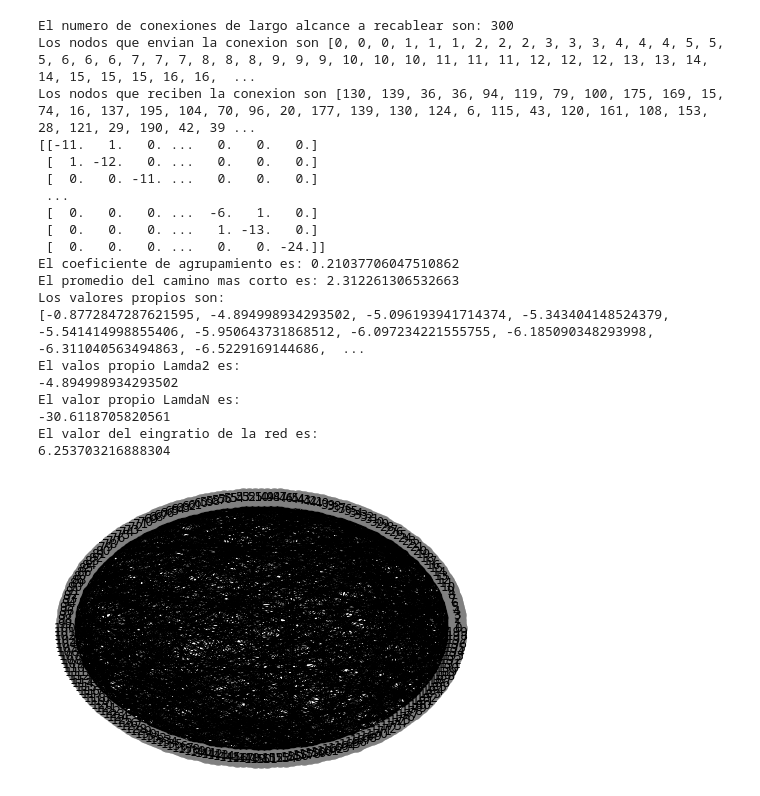
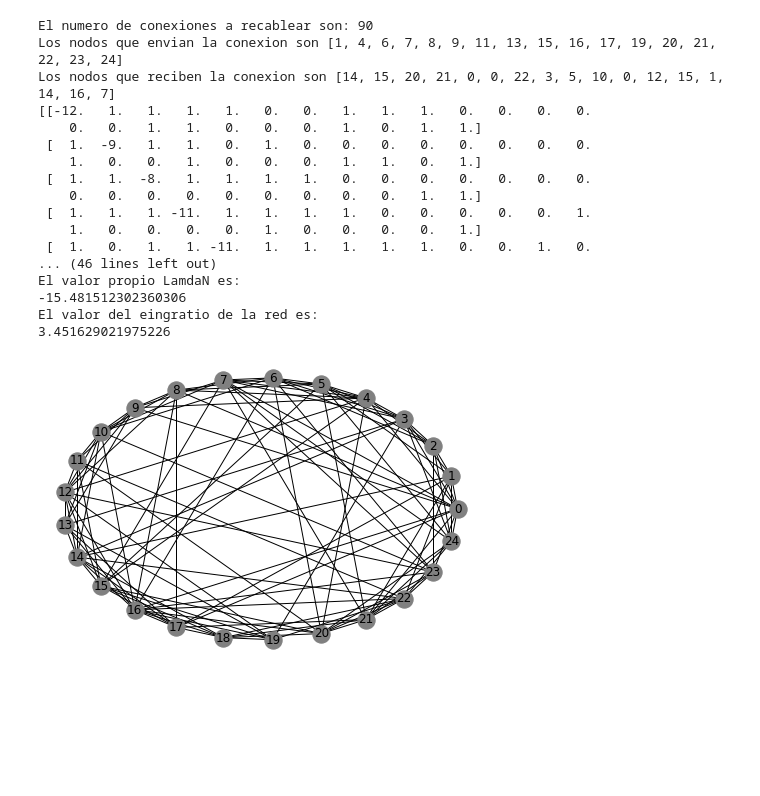
Before and after one commit to ErnestoCisnero/Probando-NetworkX-Tesis-Maestria, a Jupyter notebook: sanchez.ipynb, the cells around one changed output. Drawn from its saved outputs; the diff is of its cells as text; code cells hidden in the pictures; blank space fills up the shorter version.

```diff
--- a/sanchez.ipynb
+++ b/sanchez.ipynb
@@ -27,16 +27,19 @@ def set_nodes_to_reconnect(n,k,p):
 def connect_nodes(G,n,k,p):
     nodes_senders = []
     nodes_receivers = []
-    while len(nodes_receivers)<= (round(n*k*p)-1):
-        for node in G:
-            #if rd.random() < p:
-            for connection in range(1,k+1):
-                receiver_node = rd.randint(0,n-1)
-                if  receiver_node != node and not G.has_edge(receiver_node, node):
-                    G.remove_edge(node, ((node+connection)%n))
-                    G.add_edge(node,receiver_node)
-                    nodes_senders.append(node)
-                    nodes_receivers.append(receiver_node)
+    #while len(nodes_receivers)< (round(n*k*p)-1):
+    for node in G:
+        if len(nodes_receivers) ==  (round(n*k*p)):
+            break
+        node_vecino = get_neighbors(G,node)
+        receiver_node = rd.randint(0,n-1)
+        #for connection in range(1,k+1):
+        if  receiver_node != node and not G.has_edge(node,receiver_node):# and not receiver_node in nodes_receivers:
+            G.remove_edge(node, ((node_vecino[rd.randint(0,len(node_vecino)-1)])%n))
+            G.add_edge(node,receiver_node)
+            nodes_senders.append(node)
+            nodes_receivers.append(receiver_node)
+
     print("Los nodos que envian la conexion son", nodes_senders)
     print("Los nodos que reciben la conexion son", nodes_receivers)
     return G,nodes_senders,nodes_receivers
@@ -60,7 +63,7 @@ def create_regular_network(n, k,p):
     for v in G:
         for o in range(2, k+1): #decide hasta que nodo se va a conectar
             G.add_edge(v, (v+o) % n)#crea la conexion
-    print("El numero de conexiones de largo alcance a recablear son:",round(n*k*p))
+    print("El numero de conexiones a recablear son:",round(n*k*p))
     return G
 
 
@@ -94,56 +97,53 @@ def matriz_acoplaminento(G):
                 #ma[nodo,i] = -1
     return ma
 # %%
-n,k,p  = 200,3,0.5
+n,k,p  = 25,4,0.9
 G = create_regular_network(n,k,p)
 G,nodes_senders,nodes_receivers = connect_nodes(G, n,k,p)
 #if len(nodes_receivers) != round(n*k*p):
- #   raise Exception("No se generaron las nkp conexiones requeridas, considere simular nuevamente")
+    #raise Exception("No se generaron las nkp conexiones requeridas, considere simular nuevamente")
 G = new_conn_S(G,nodes_senders,nodes_receivers)
 G = new_conn_R(G,nodes_senders,nodes_receivers)
 ma = matriz_acoplaminento(G)
 #ma = -nx.laplacian_matrix(G).toarray()
 scipy.io.savemat('c:/Users/Administrador/Documents/1MyStuffs/Master_FIME/TESIS/codigos/osciladores-Matlab/MatAcop.mat', mdict={'arr': ma})
 print(ma)
 
 print("El coeficiente de agrupamiento es:",nx.algorithms.average_clustering(G))
 print("El promedio del camino mas corto es:",nx.average_shortest_path_length(G))
 nx.draw_circular(G,**opts)
 
 #Calculo de los valores propios de la matriz de acoplamiento
 vp = np.linalg.eigvals(ma)
 vp = sorted(vp,reverse=True)
 print("Los valores propios son:")
-print(vp)
+#print(vp)
 print("El valos propio Lamda2 es:")
 print(vp[1])
 
 print("El valor propio LamdaN es:")
 print(vp[n-1])
 
 #Calculo del metodo eingratio para sincronizabilidad
 eingratio = vp[n-1]/vp[1]
 print("El valor del eingratio de la red es:")
 print(eingratio)
 # %% [output]
-El numero de conexiones de largo alcance a recablear son: 300
-Los nodos que envian la conexion son [0, 0, 0, 1, 1, 1, 2, 2, 2, 3, 3, 3, 4, 4, 4, 5, 5, 5, 6, 6, 6, 7, 7, 7, 8, 8, 8, 9, 9, 9, 10, 10, 10, 11, 11, 11, 12, 12, 12, 13, 13, 14, 14, 15, 15, 15, 16, 16,  ...
-Los nodos que reciben la conexion son [130, 139, 36, 36, 94, 119, 79, 100, 175, 169, 15, 74, 16, 137, 195, 104, 70, 96, 20, 177, 139, 130, 124, 6, 115, 43, 120, 161, 108, 153, 28, 121, 29, 190, 42, 39 ...
-[[-11.   1.   0. ...   0.   0.   0.]
- [  1. -12.   0. ...   0.   0.   0.]
- [  0.   0. -11. ...   0.   0.   0.]
- ...
- [  0.   0.   0. ...  -6.   1.   0.]
- [  0.   0.   0. ...   1. -13.   0.]
- [  0.   0.   0. ...   0.   0. -24.]]
-El coeficiente de agrupamiento es: 0.21037706047510862
-El promedio del camino mas corto es: 2.312261306532663
-Los valores propios son:
-[-0.8772847287621595, -4.894998934293502, -5.096193941714374, -5.343404148524379, -5.541414998855406, -5.950643731868512, -6.097234221555755, -6.185090348293998, -6.311040563494863, -6.5229169144686,  ...
-El valos propio Lamda2 es:
--4.894998934293502
+El numero de conexiones a recablear son: 90
+Los nodos que envian la conexion son [1, 4, 6, 7, 8, 9, 11, 13, 15, 16, 17, 19, 20, 21, 22, 23, 24]
+Los nodos que reciben la conexion son [14, 15, 20, 21, 0, 0, 22, 3, 5, 10, 0, 12, 15, 1, 14, 16, 7]
+[[-12.   1.   1.   1.   1.   0.   0.   1.   1.   1.   0.   0.   0.   0.
+    0.   0.   1.   1.   0.   0.   0.   1.   0.   1.   1.]
+ [  1.  -9.   1.   1.   0.   1.   0.   0.   0.   0.   0.   0.   0.   0.
+    1.   0.   0.   1.   0.   0.   0.   1.   1.   0.   1.]
+ [  1.   1.  -8.   1.   1.   1.   1.   0.   0.   0.   0.   0.   0.   0.
+    0.   0.   0.   0.   0.   0.   0.   0.   0.   1.   1.]
+ [  1.   1.   1. -11.   1.   1.   1.   1.   0.   0.   0.   0.   0.   1.
+    1.   0.   0.   0.   0.   1.   0.   0.   0.   0.   1.]
+ [  1.   0.   1.   1. -11.   1.   1.   1.   1.   1.   0.   0.   1.   0.
+... (46 lines left out)
 El valor propio LamdaN es:
--30.6118705820561
+-15.481512302360306
 El valor del eingratio de la red es:
-6.253703216888304
+3.451629021975226
-[figure, old version]
+[figure, new version]
```
Also changed, not shown: 3 other files.
